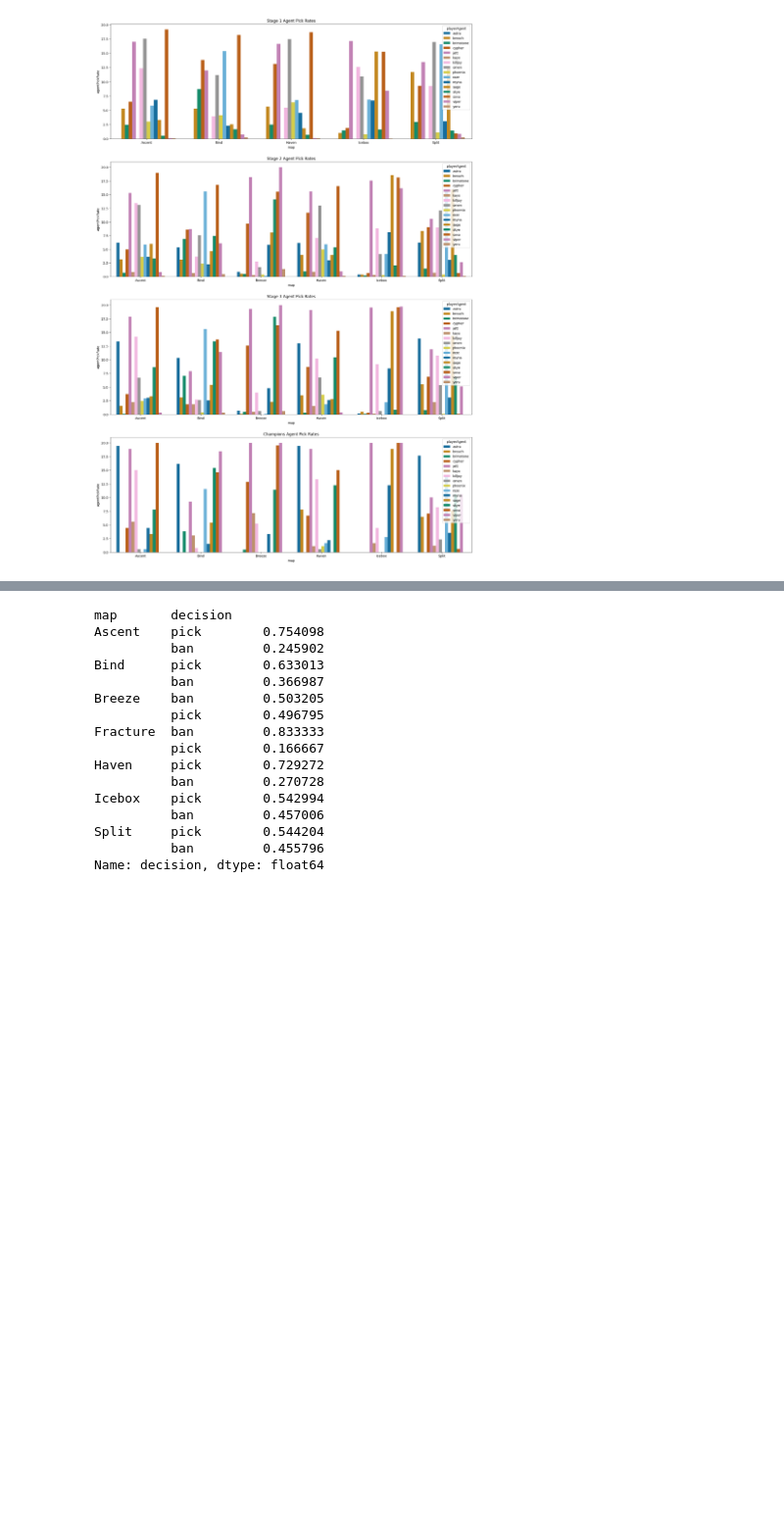
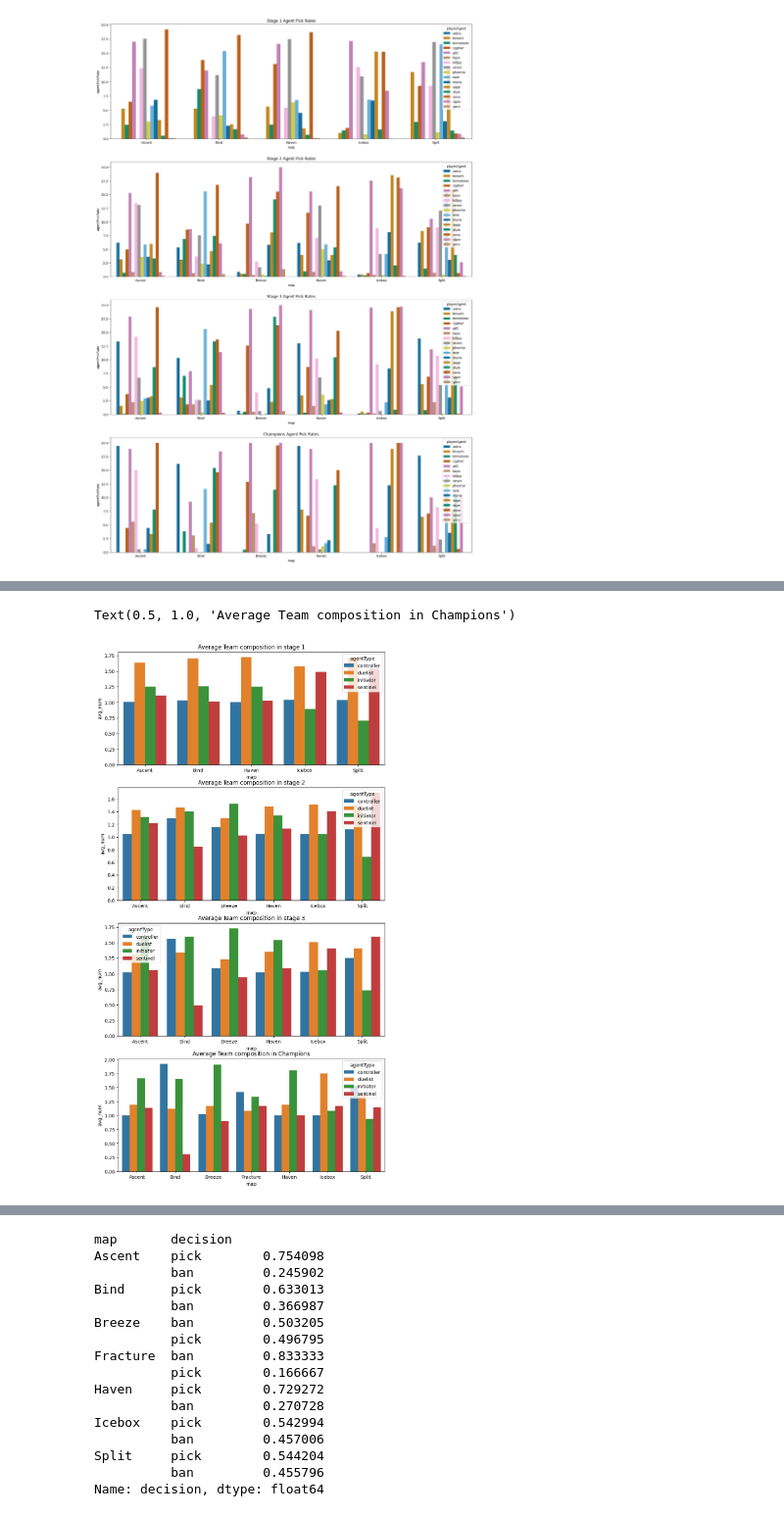
Before and after one commit to timothyliutl/ValorantData, a Jupyter notebook: dataexploration.ipynb, the cells around one changed output, grey strips where cells are left out. Shown at 98% size. Drawn from its saved outputs; the diff is of its cells as text; code cells hidden in the pictures; blank space fills up the shorter version.

```diff
--- a/thirdAttempt.ipynb
+++ b/dataexploration.ipynb
@@ -136,0 +199,11 @@ Text(0.5, 1.0, 'Champions Agent Pick Rates')
+# %%
+graphdata = data.groupby(['stage', 'map'])['agentType'].value_counts(normalize=True).mul(5).unstack(fill_value=0).drop('unsorted').reset_index()
+graphdata = pd.melt(graphdata, id_vars=['map', 'stage'], value_name='avg_num')
+fig, ax = plt.subplots(figsize=(10, 20), dpi=100, nrows=4)
+sns.barplot(data=graphdata[graphdata['stage']=='stage1'], x='map', y='avg_num', hue='agentType', ax=ax[0]).set_title('Average Team composition in stage 1')
+sns.barplot(data=graphdata[graphdata['stage']=='stage2'], x='map', y='avg_num', hue='agentType', ax=ax[1]).set_title('Average Team composition in stage 2')
+sns.barplot(data=graphdata[graphdata['stage']=='stage3'], x='map', y='avg_num', hue='agentType', ax=ax[2]).set_title('Average Team composition in stage 3')
+sns.barplot(data=graphdata[graphdata['stage']=='champions'], x='map', y='avg_num', hue='agentType', ax=ax[3]).set_title('Average Team composition in Champions')
+# %% [output]
+Text(0.5, 1.0, 'Average Team composition in Champions')
+[figure, added]
```
Also changed, not shown: parts of 12 cells of this notebook.
